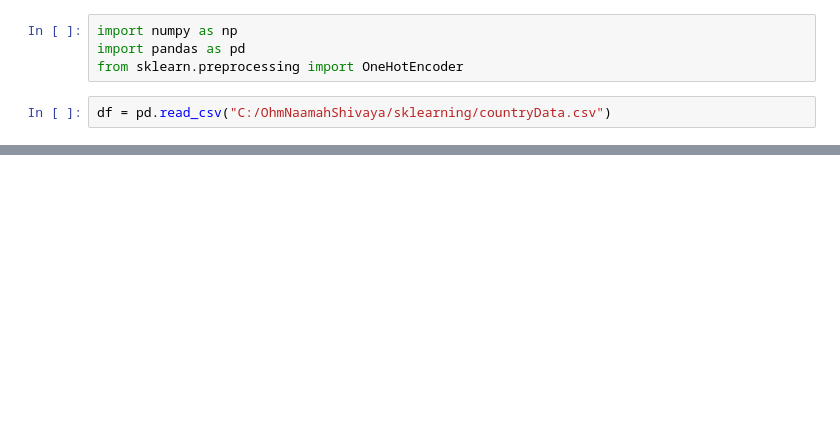
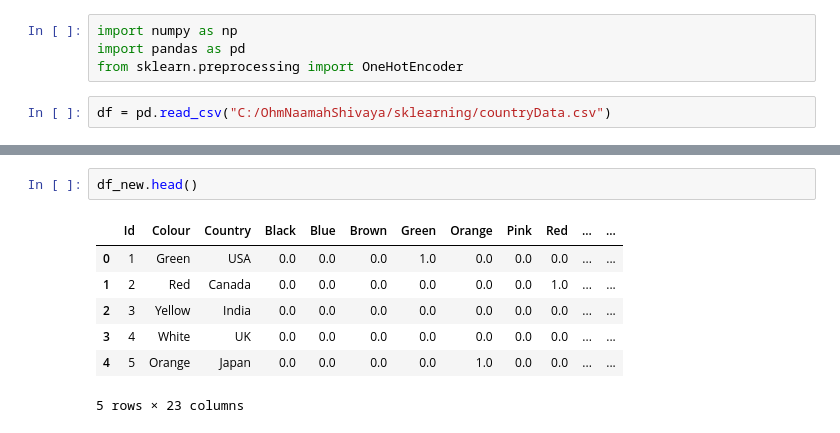
Before and after one commit to SatishChitimoju007/SKLeanDataPreprocessing, a Jupyter notebook: OneHotEncoder.ipynb, the cells around one changed output, grey strips where cells are left out. Drawn from its saved outputs; the diff is of its cells as text; blank space fills up the shorter version.

```diff
--- a/OneHotEncoder.ipynb
+++ b/OneHotEncoder.ipynb
@@ -15,0 +139,10 @@ df.head()
+# %%
+df_new.head()
+# %% [output]
+|  | Id | Colour | Country | Black | Blue | Brown | Green | Orange | Pink | Red | ... | ... |
+| 0 | 1 | Green | USA | 0.0 | 0.0 | 0.0 | 1.0 | 0.0 | 0.0 | 0.0 | ... | ... |
+| 1 | 2 | Red | Canada | 0.0 | 0.0 | 0.0 | 0.0 | 0.0 | 0.0 | 1.0 | ... | ... |
+| 2 | 3 | Yellow | India | 0.0 | 0.0 | 0.0 | 0.0 | 0.0 | 0.0 | 0.0 | ... | ... |
+| 3 | 4 | White | UK | 0.0 | 0.0 | 0.0 | 0.0 | 0.0 | 0.0 | 0.0 | ... | ... |
+| 4 | 5 | Orange | Japan | 0.0 | 0.0 | 0.0 | 0.0 | 1.0 | 0.0 | 0.0 | ... | ... |
+5 rows × 23 columns
```
Also changed, not shown: parts of 18 cells of this notebook, 4 other files.
